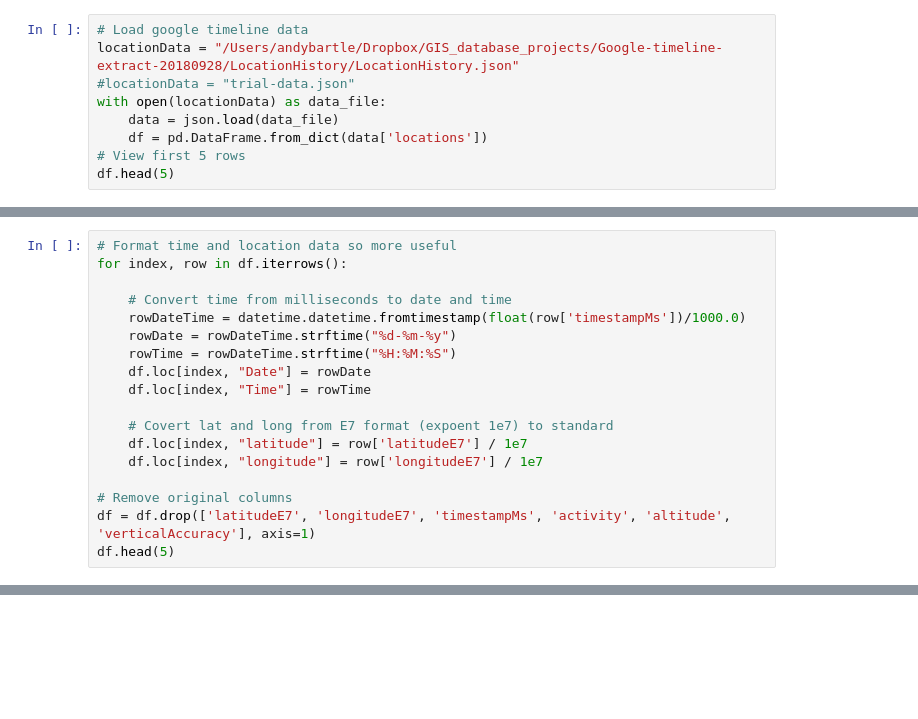
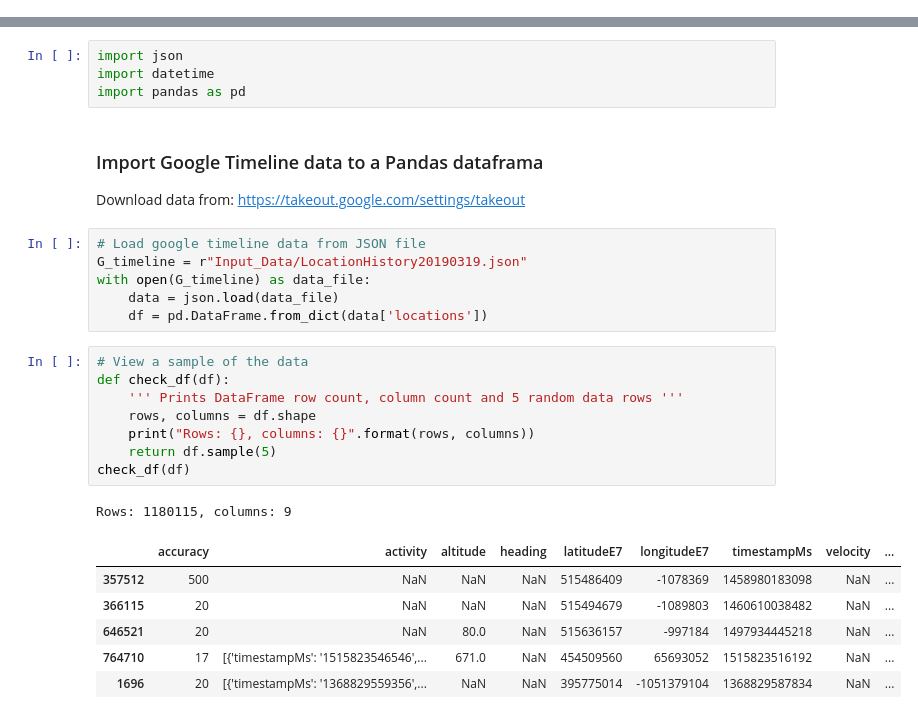
Before and after one commit to bartleandy/google-timeline-vis, a Jupyter notebook: Google-timeline-data-prep.ipynb, the cells around one changed output, grey strips where cells are left out. Cells and saved outputs as stored; diff of their text form; blank space fills up the shorter version.

```diff
--- a/Google-timeline-data-prep.ipynb
+++ b/Google-timeline-data-prep.ipynb
@@ -15,9 +0,0 @@ import geopandas as gpd
-# %%
-# Load google timeline data
-locationData = "/Users/andybartle/Dropbox/GIS_database_projects/Google-timeline-extract-20180928/LocationHistory/LocationHistory.json"
-#locationData = "trial-data.json"
-with open(locationData) as data_file:
-    data = json.load(data_file)
-    df = pd.DataFrame.from_dict(data['locations'])
-# View first 5 rows
-df.head(5)
@@ -43,18 +0,0 @@ Index(['accuracy', 'activity', 'altitude', 'heading', 'latitudeE7',
-# %%
-# Format time and location data so more useful
-for index, row in df.iterrows():
-
-    # Convert time from milliseconds to date and time
-    rowDateTime = datetime.datetime.fromtimestamp(float(row['timestampMs'])/1000.0)
-    rowDate = rowDateTime.strftime("%d-%m-%y")
-    rowTime = rowDateTime.strftime("%H:%M:%S")
-    df.loc[index, "Date"] = rowDate
-    df.loc[index, "Time"] = rowTime
-
-    # Covert lat and long from E7 format (expoent 1e7) to standard
-    df.loc[index, "latitude"] = row['latitudeE7'] / 1e7
-    df.loc[index, "longitude"] = row['longitudeE7'] / 1e7
-
-# Remove original columns
-df = df.drop(['latitudeE7', 'longitudeE7', 'timestampMs', 'activity', 'altitude', 'verticalAccuracy'], axis=1)
-df.head(5)
@@ -137,0 +6,30 @@ zstd                      1.3.7                h5bba6e5_0
+# %%
+import json
+import datetime
+import pandas as pd
+# %% [markdown]
+### Import Google Timeline data to a Pandas dataframa
+
+Download data from: https://takeout.google.com/settings/takeout
+# %%
+# Load google timeline data from JSON file
+G_timeline = r"Input_Data/LocationHistory20190319.json"
+with open(G_timeline) as data_file:
+    data = json.load(data_file)
+    df = pd.DataFrame.from_dict(data['locations'])
+# %%
+# View a sample of the data
+def check_df(df):
+    ''' Prints DataFrame row count, column count and 5 random data rows '''
+    rows, columns = df.shape
+    print("Rows: {}, columns: {}".format(rows, columns))
+    return df.sample(5)
+check_df(df)
+# %% [output]
+Rows: 1180115, columns: 9
+|  | accuracy | activity | altitude | heading | latitudeE7 | longitudeE7 | timestampMs | velocity | ... |
+| 357512 | 500 | NaN | NaN | NaN | 515486409 | -1078369 | 1458980183098 | NaN | ... |
+| 366115 | 20 | NaN | NaN | NaN | 515494679 | -1089803 | 1460610038482 | NaN | ... |
+| 646521 | 20 | NaN | 80.0 | NaN | 515636157 | -997184 | 1497934445218 | NaN | ... |
+| 764710 | 17 | [{'timestampMs': '1515823546546',... | 671.0 | NaN | 454509560 | 65693052 | 1515823516192 | NaN | ... |
+| 1696 | 20 | [{'timestampMs': '1368829559356',... | NaN | NaN | 395775014 | -1051379104 | 1368829587834 | NaN | ... |
```
Also changed, not shown: parts of 33 cells of this notebook.
